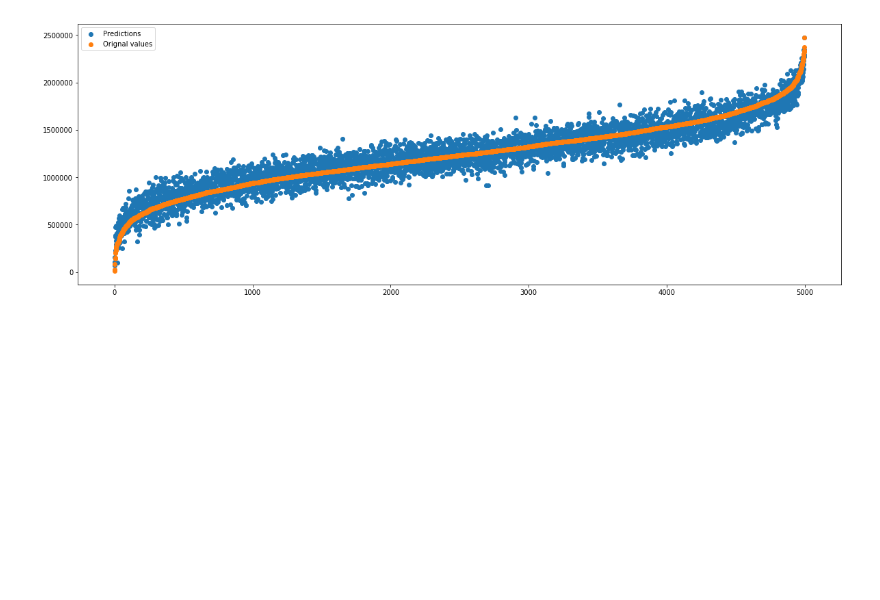
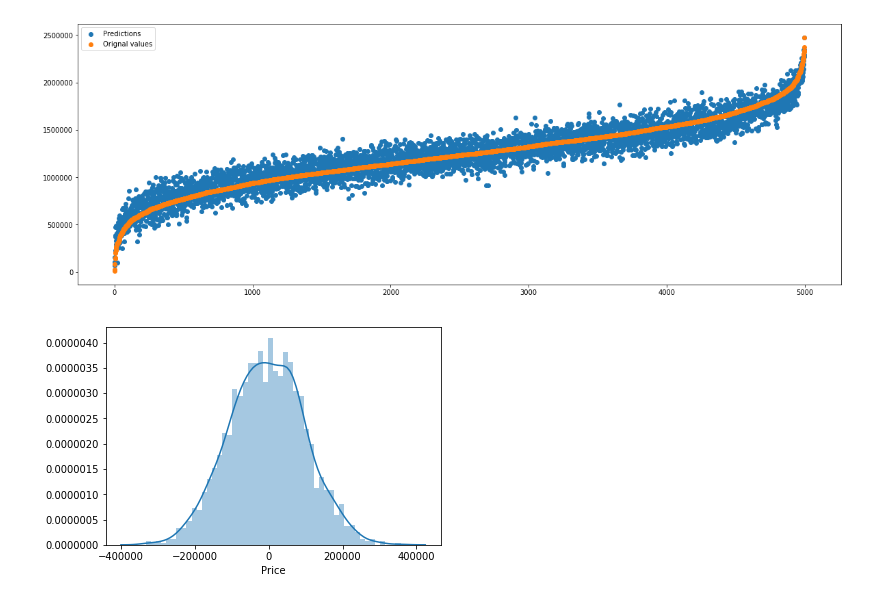
Before and after one commit to JPMagalhaesCESAR/MLIntro, a Jupyter notebook: notebooks/Linear Regression/USA_Housing-Linear_Regression.ipynb, the cells around one changed output. Cells and saved outputs as stored; diff of their text form; code cells hidden in the pictures; blank space fills up the shorter version.

```diff
--- a/notebooks/Linear Regression/USA_Housing-Linear_Regression.ipynb
+++ b/notebooks/Linear Regression/USA_Housing-Linear_Regression.ipynb
@@ -119,3 +119,7 @@ plt.legend()
 # %% [output]
 <matplotlib.legend.Legend at 0x...>
 [figure]
+# %%
+sns.distplot((y_test-y_pred), bins=50);
+# %% [output]
+[figure, added]
```
Also changed, not shown: 5 other files.
